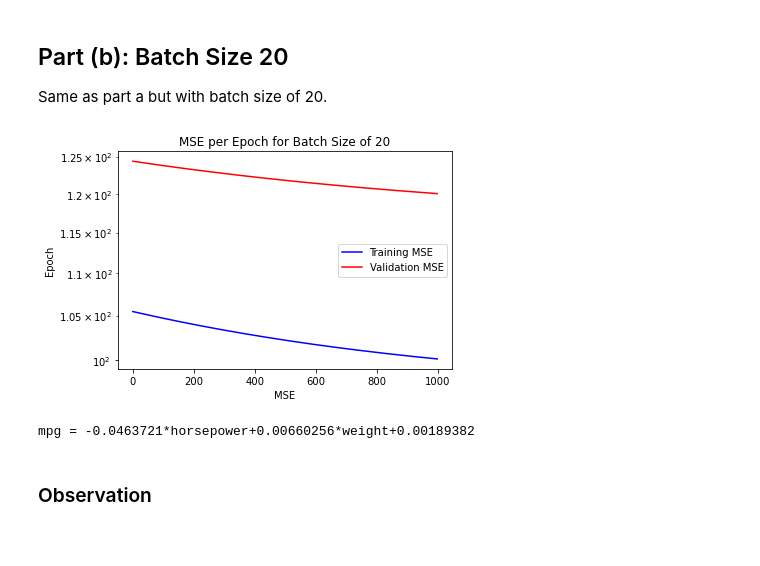
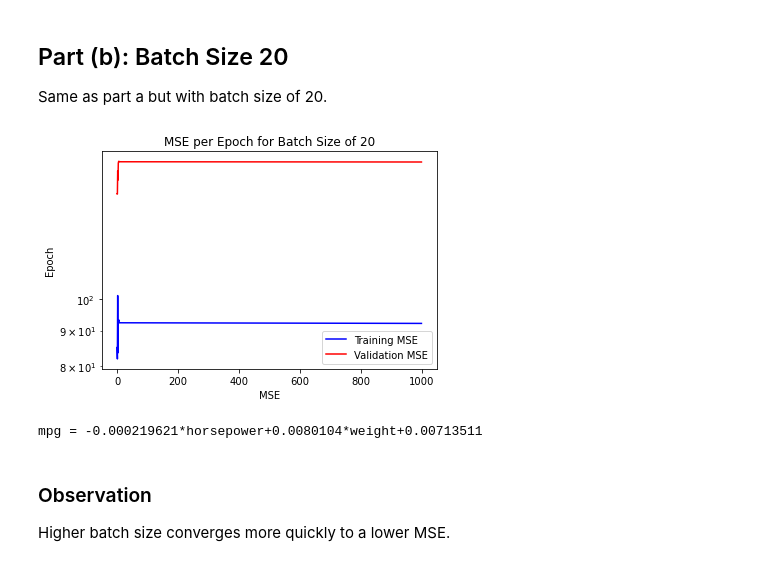
Before and after one commit to richardhemphill/ECE5268_MiniProject, a Jupyter notebook: MP1/src/Hemphill_MP1_P3.ipynb, the cells around one changed output. Cells and saved outputs as stored; diff of their text form; code cells hidden in the pictures.

```diff
--- a/MP1/src/Hemphill_MP1_P3.ipynb
+++ b/MP1/src/Hemphill_MP1_P3.ipynb
@@ -35,15 +35,17 @@ def AugmentedDesignMatrix(dataSet, features):
 def MSE(actual, predicted):
     return np.square(np.subtract(actual, predicted)).mean()
 # %%
+# Create a Prediciton Equation String
 def PredictionEquation(y, xs, w):
     eq = '{} = '.format(y)
     wfmat = lambda i: ('+' if i > 0 else '') + '{:0.6}'.format(i)
     for idx, x in enumerate(xs):
-        eq = eq + '{}*{}'.format(wfmat(w[idx]), x)
-    eq = eq + wfmat(w[-1])
+        eq += '{}*{}'.format(wfmat(w[idx]), x)
+    eq += wfmat(w[-1])
     return eq
 # %%
-def StochasticGradientDecent(trainSet, valSet, outParam, inParam, epochs=100,batchSize=1,etaMax=0.1, beta=1):
+# Perform Stochastic Gradient Decent on a Training Set
+def StochasticGradientDecent(trainSet, valSet, outParam, inParam, epochs=1000,batchSize=1,etaMax=0.1, beta=1):
     trainMse = []
     Ytrain = trainSet[outParam]
     Xtrain = AugmentedDesignMatrix(dataSet=trainSet,features=inParam)
@@ -52,17 +54,39 @@ def StochasticGradientDecent(trainSet, valSet, outParam, inParam, epochs=100,bat
     Yval = valSet[outParam]
     Xval = AugmentedDesignMatrix(dataSet=valSet,features=inParam)
 
+    # Inialize the augmented weight vector with zeros.
     Wa = np.zeros(len(inParam)+1)
+
+    # Determine the number of itterations needed.
     itters = round(len(trainSet)/batchSize)
 
     for e in range(epochs):
-        for i in range(itters):
-            batch = dataSet[batchSize*i:batchSize*(i+1)]
+        for t in range(itters):
+            # Parse out a sample of the training set for a batch.
+            batchSet = trainSet[batchSize*t:batchSize*(t+1)]
+
+            # Shuffle the batch.
+            random.shuffle(batch)
+
+            # Segregate out the output parameter values.
             Ybatch = batch[outParam]
-            Xbatch = AugmentedDesignMatrix(dataSet=batch,features=inParam)
-            eta = etaMax / (1 + (beta * i))
-            Wa = Wa - eta * (2/batchSize) * Xbatch.T.dot(Xbatch.dot(Wa)-Ybatch)
 
+            # Segregate out the values for the input parameters and augment it with ones for bias.
+            Xbatch = AugmentedDesignMatrix(dataSet=batchSet,features=inParam)
+
+            # Update the learning rate.
+            eta = etaMax / (1 + (beta * t))
+
+            # Calculate the sum of gradients.
+            dE = 0
+            for s in range(batchSize):
+                dE += Xbatch[s].T.dot(Xbatch[s].dot(Wa)-Ybatch[s])
+            g = (2/batchSize) * dE
+
+            # Update the augmented weight vector.
+            Wa -= eta * g
+
+        # Append the training/validation MSE to a list.
         trainMse.append(MSE(Ytrain,Xtrain.dot(Wa)))
         valMse.append(MSE(Yval,Xval.dot(Wa)))
 
@@ -112,11 +130,12 @@ The maximum eta (i.e. learning rate) must be set very low or else, the model wil
 Same as part a but with batch size of 20.
 # %%
 PART_A_BATCH_SIZE = 20
-Wa, trainMse, valMse = StochasticGradientDecent(trainSet=trainData, valSet=valData, outParam=OUTPUT_FEATURE, inParam=INPUT_FEATURES, epochs=EPOCHS,batchSize=PART_A_BATCH_SIZE,etaMax=ETA_MAX, beta=BETA)
+Wa, trainMse, valMse = StochasticGradientDecent(trainSet=trainData, valSet=valData, outParam=OUTPUT_FEATURE, inParam=INPUT_FEATURES, epochs=EPOCHS,batchSize=PART_A_BATCH_SIZE,etaMax=1.0E-7, beta=0.1)
 SgdPlot(trainMse=trainMse,valMse=valMse,batchSize=PART_A_BATCH_SIZE)
 print(PredictionEquation(y=OUTPUT_FEATURE, xs=INPUT_FEATURES, w=Wa))
 # %% [output]
-[figure, old version]
+[figure, new version]
-mpg = -0.0463721*horsepower+0.00660256*weight+0.00189382
+mpg = -0.000219621*horsepower+0.0080104*weight+0.00713511
-# %% [markdown]
-### Observation
+# %% [markdown]
+### Observation
+Higher batch size converges more quickly to a lower MSE.
```
Also changed, not shown: parts of 3 cells of this notebook.
